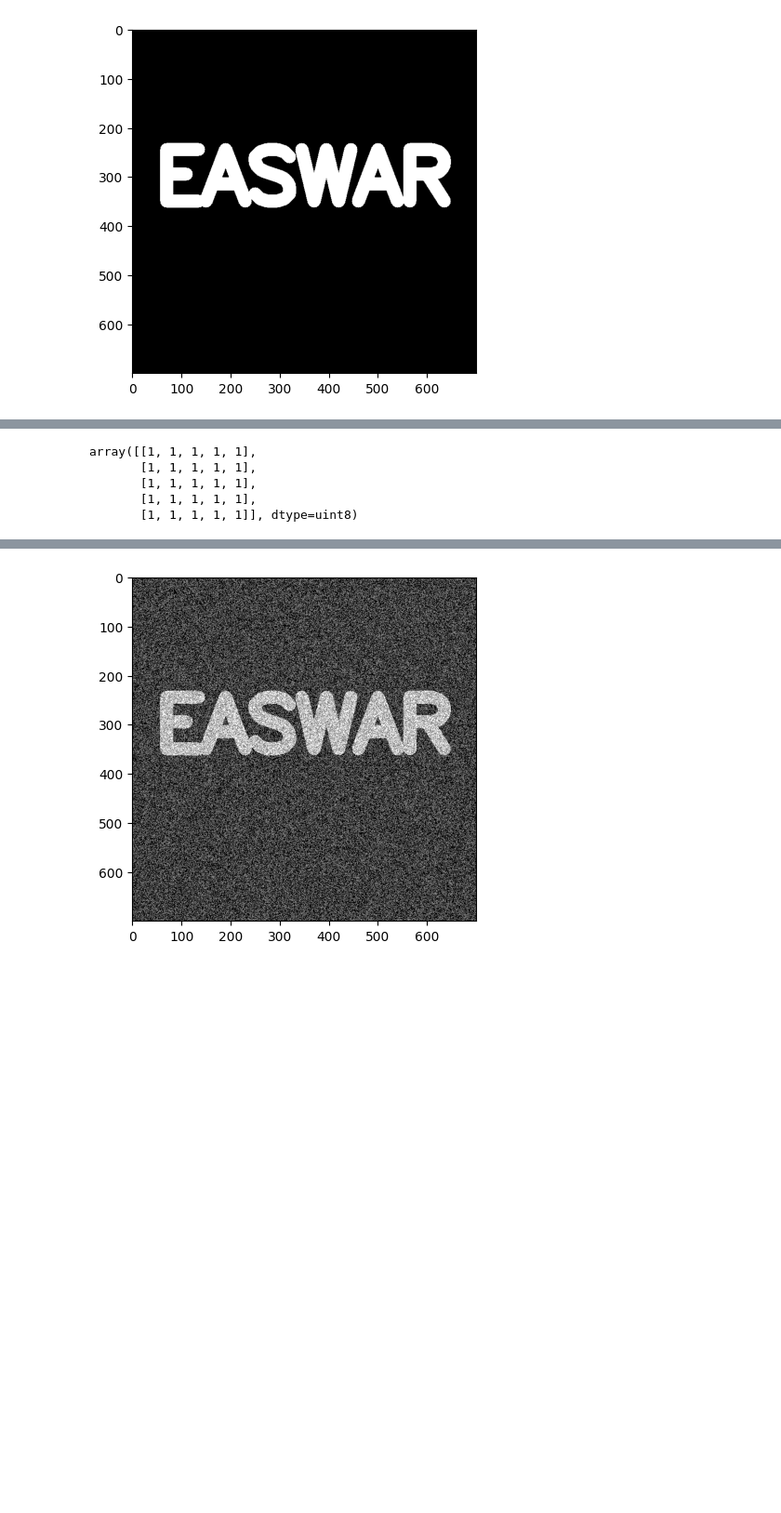
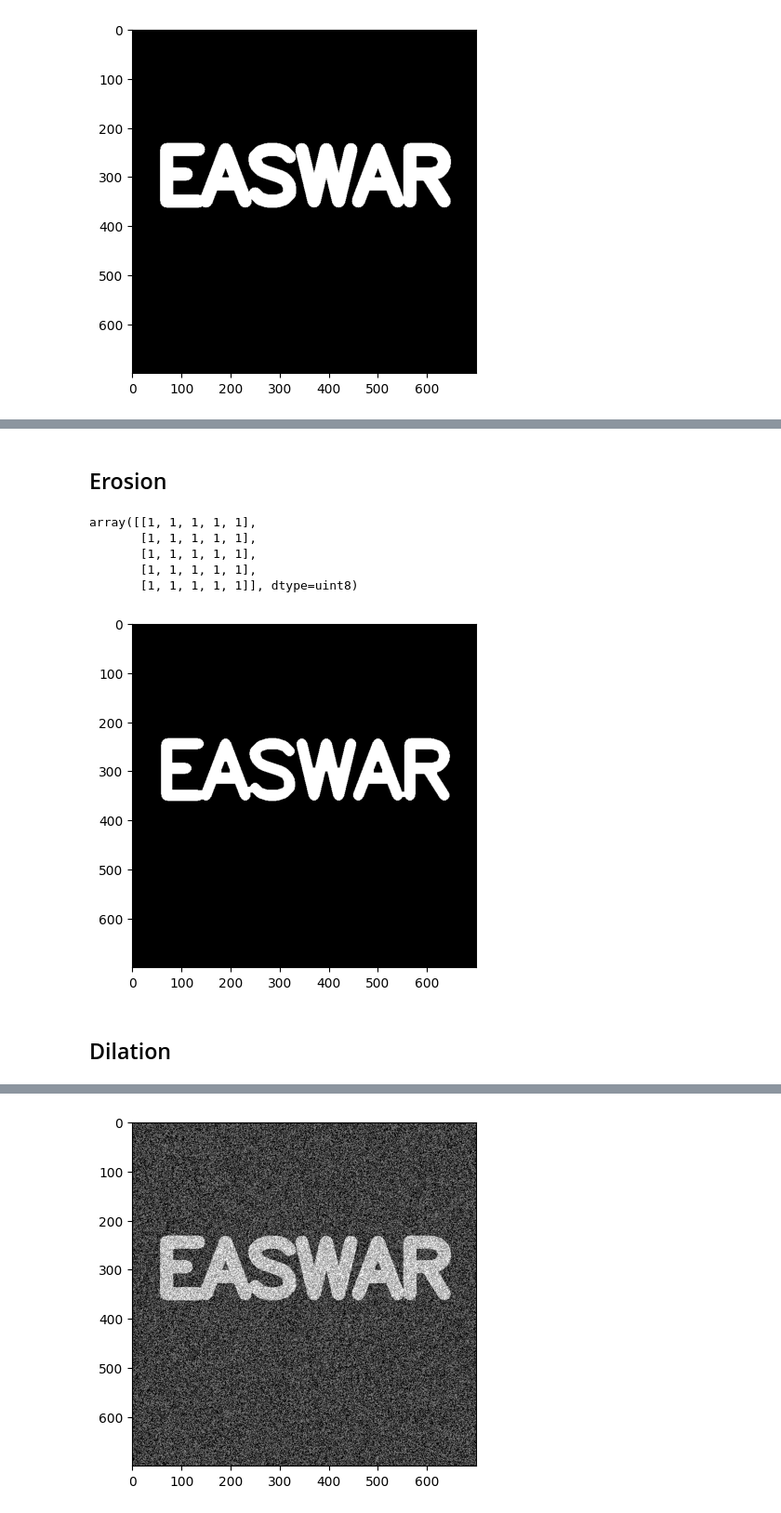
Before and after one commit to EaswarR2005/IMPLEMENTATION-OF-OPENING-AND-CLOSING, a Jupyter notebook: EX10.ipynb, the cells around one changed output, grey strips where cells are left out. Shown: that part at 93% size. Saved outputs shown, nothing was run; the diff lists cells and outputs as text; code cells hidden in the pictures; blank space fills up the shorter version.

```diff
--- a/EX10.ipynb
+++ b/EX10.ipynb
@@ -31,3 +28,5 @@ Opening is erosion followed by dilation. Useful in removing background noise!
+# %% [markdown]
+## Erosion
 # %%
 kernel = np.ones((5,5),dtype=np.uint8)
 # %%
@@ -42,0 +40,9 @@ img = load_img()
+# %%
+img=load_img()
+erosion1=cv2.erode(img,kernel,iterations=1)
+# %%
+display_img(erosion1)
+# %% [output]
+[figure, added]
+# %% [markdown]
+## Dilation
```
Also changed, not shown: parts of 10 cells of this notebook, 3 other files.
